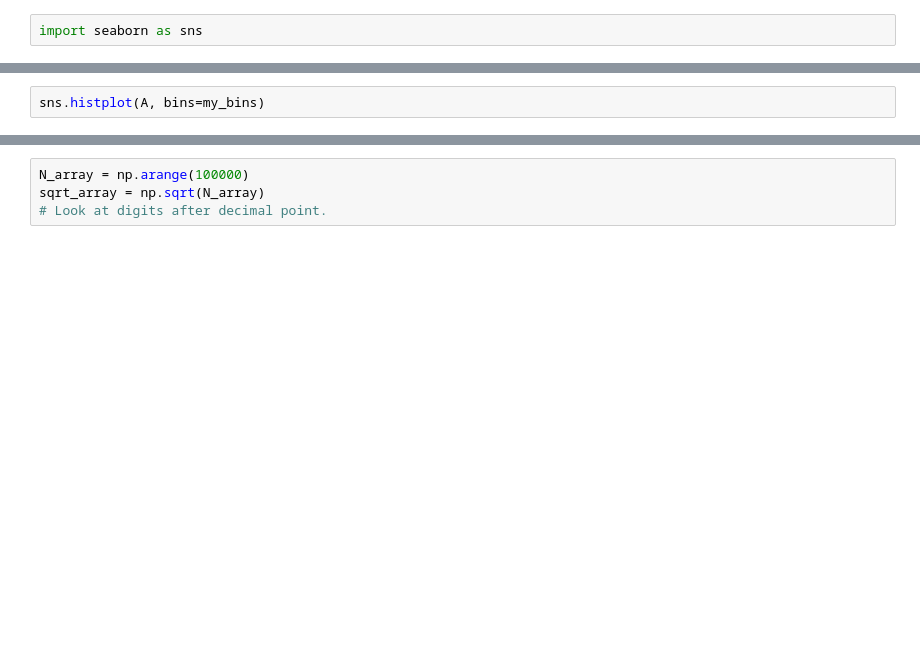
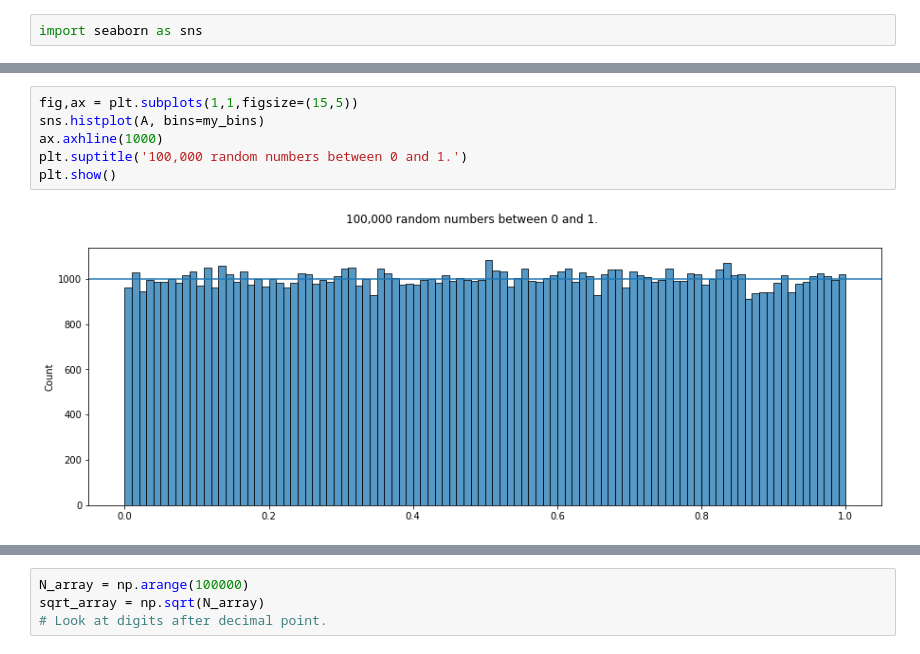
Before and after one commit to MartyWeissman/PythonForMathematics, a Jupyter notebook: Math152_Mar9_2021.ipynb, the cells around one changed output, grey strips where cells are left out. Cells and saved outputs as stored; diff of their text form; blank space fills up the shorter version.

```diff
--- a/Math152_Mar9_2021.ipynb
+++ b/Math152_Mar9_2021.ipynb
@@ -22,4 +39,10 @@ my_bins[:10]
-# %%
-sns.histplot(A, bins=my_bins)
+# %%
+fig,ax = plt.subplots(1,1,figsize=(15,5))
+sns.histplot(A, bins=my_bins)
+ax.axhline(1000)
+plt.suptitle('100,000 random numbers between 0 and 1.')
+plt.show()
+# %% [output]
+[figure, added]
 # %%
 np.histogram(A, bins=my_bins) # Get histogram data instead of plot.
```
Also changed, not shown: parts of 20 cells of this notebook.
